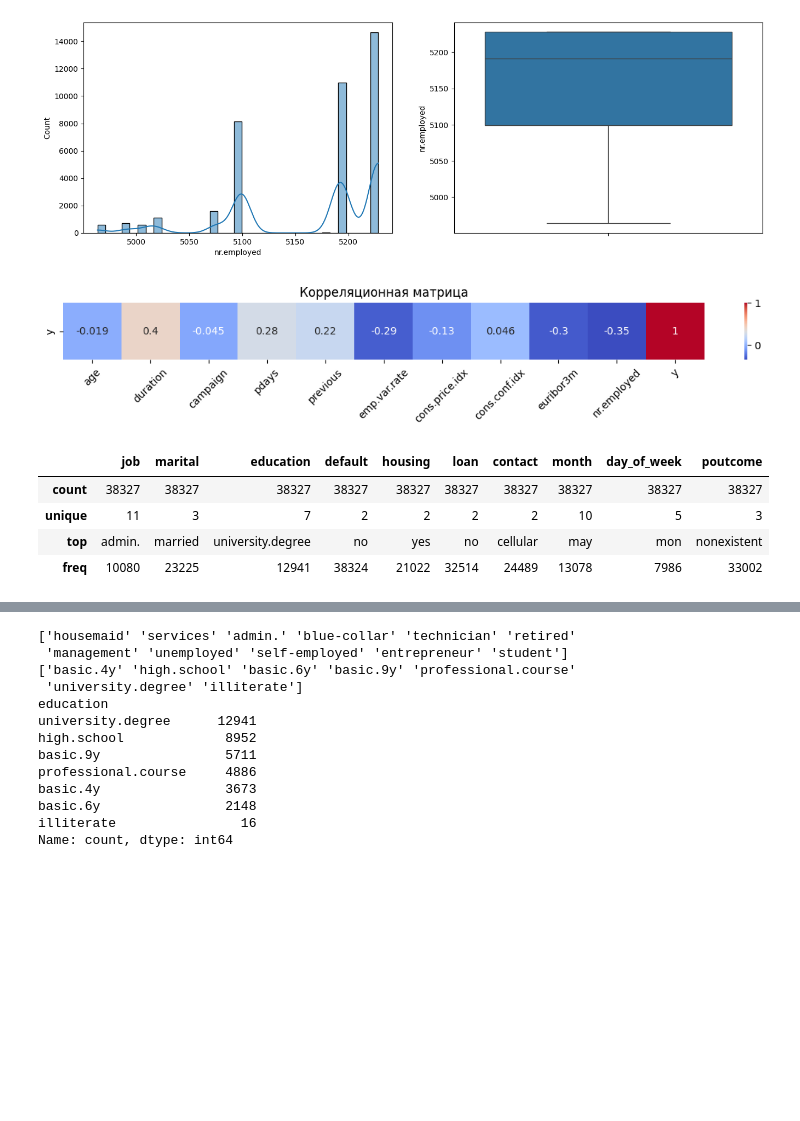
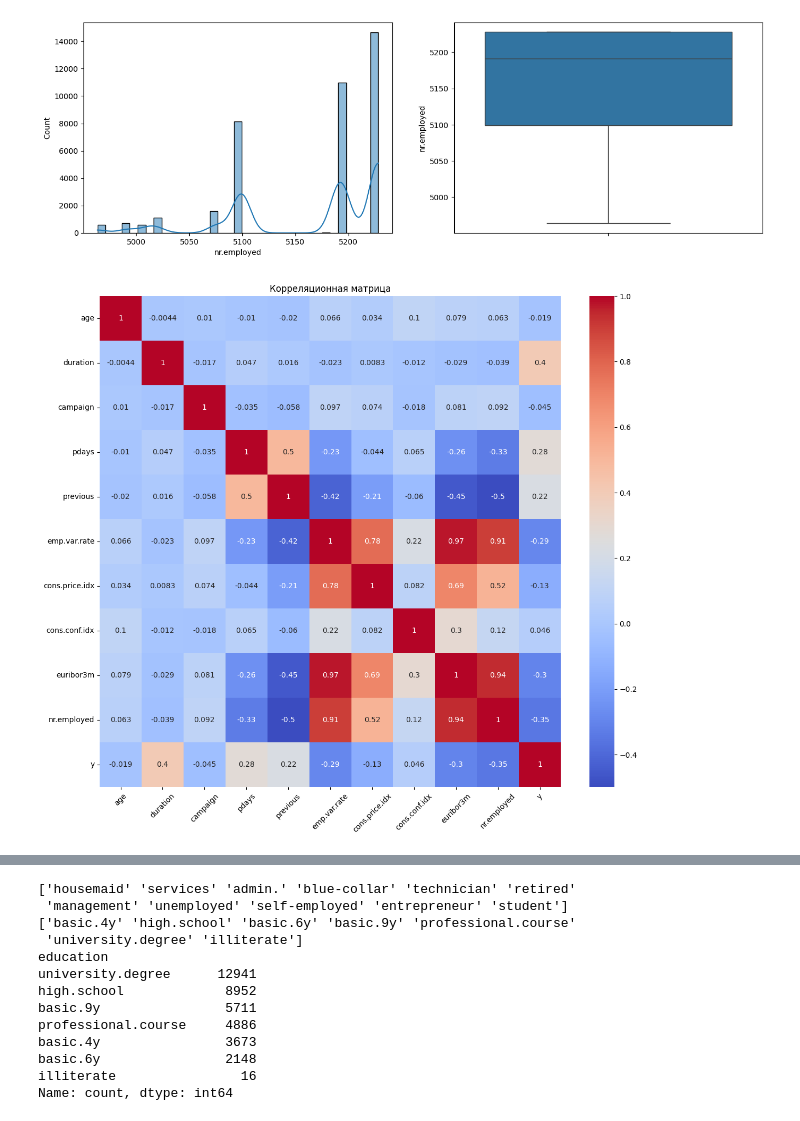
Before and after one commit to DinIskakov/Bank-Marketing, a Jupyter notebook: hw.ipynb, the cells around one changed output, grey strips where cells are left out. Drawn from its saved outputs; the diff is of its cells as text; code cells hidden in the pictures; blank space fills up the shorter version.

```diff
--- a/hw.ipynb
+++ b/hw.ipynb
@@ -207,20 +207,13 @@ for col in ['duration', 'emp.var.rate', 'euribor3m', 'nr.employed']:
 # %%
 correlation = data[numeric].corr()
 #print(correlation)
-plt.figure(figsize=(14, 1))
-sns.heatmap(correlation.iloc[10:11], annot=True, cmap='coolwarm')
+plt.figure(figsize=(14, 12))
+sns.heatmap(correlation, annot=True, cmap='coolwarm')
 plt.title('Корреляционная матрица')
 plt.xticks(rotation=45)
 plt.show()
 
-#All looks good, marginal correlation loss but is now much more accurate
+#All looks good, marginal correlation loss but is now much more accurate so we can
+#train a better model
 # %% [output]
-[figure, old version]
+[figure, new version]
-# %%
-data[categorical].describe()
-# %% [output]
-|  | job | marital | education | default | housing | loan | contact | month | day_of_week | poutcome |
-| count | 38327 | 38327 | 38327 | 38327 | 38327 | 38327 | 38327 | 38327 | 38327 | 38327 |
-| unique | 11 | 3 | 7 | 2 | 2 | 2 | 2 | 10 | 5 | 3 |
-| top | admin. | married | university.degree | no | yes | no | cellular | may | mon | nonexistent |
-| freq | 10080 | 23225 | 12941 | 38324 | 21022 | 32514 | 24489 | 13078 | 7986 | 33002 |
```
Also changed, not shown: parts of 16 cells of this notebook, 1 other file.
